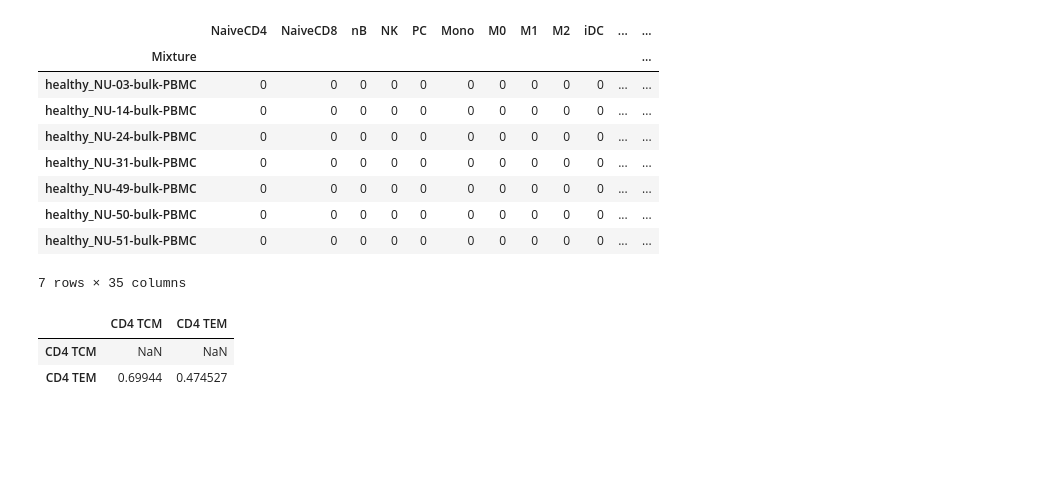
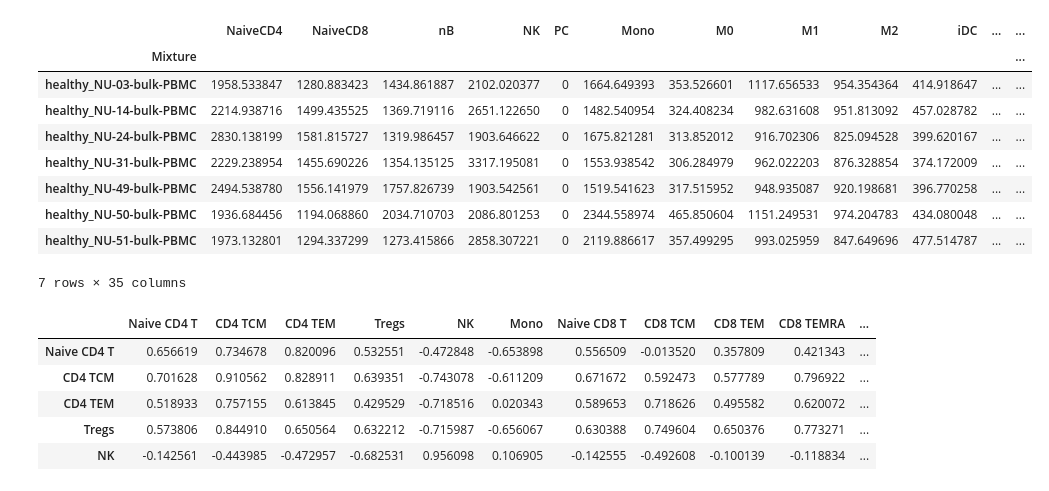
Before and after one commit to Irfanwustl/Research_code, a Jupyter notebook: Bilge/crosscorrelation/cell_correlation_irf.ipynb, the cells around one changed output. Cells and saved outputs as stored; diff of their text form; code cells hidden in the pictures; blank space fills up the shorter version.

```diff
--- a/Bilge/crosscorrelation/cell_correlation_irf.ipynb
+++ b/Bilge/crosscorrelation/cell_correlation_irf.ipynb
@@ -5,26 +5,26 @@ import seaborn as sns
 import numpy as np
 from scipy.stats.mstats import pearsonr, spearmanr
 # %%
-file = '/Users/irffanalahi/Research/Research_update/SoftRD/largerEXP/BL22_tiered/PBMC_decon/trytoreproduce_em4_cm4/perctcorr/em4_mean_result_dupindex_binnedstats.pkl_maxscore_CSxOut.txt_cytof_fixedDCm5trfixed.txt'
+file = '/Users/irffanalahi/Research/Research_update/SoftRD/largerEXP/BL22_tiered/PBMC_decon/owngroupbased/corr/CombinwithexistingBL22/cross_correlation/allct_towardsSM_dummy_mean_SM.txt_unique_withmincol.txtSM_7_result_dupindex_binnedstats.pkl_maxscore_CSxOut.txt_cytof_fixedDCm5trfixed.txt'
 #Cytof
-#orderedcells=['NaiveCD4','cm4', 'em4','Tregs','NK','Mono','NaiveCD8','cm8','em8','ed8', 'nB','mB']
+orderedcells=['NaiveCD4','cm4', 'em4','Tregs','NK','Mono','NaiveCD8','cm8','em8','ed8', 'nB','mB']
 
 #Flow
-orderedcells=['cm4', 'em4']
+#orderedcells=['NaiveCD4','cm4', 'em4','Tregs','NK','Mono', 'nB','mB']
 data = pd.read_csv(file, sep='\t', index_col=0)
 df = pd.DataFrame(data)
 
 df
 # %% [output]
 |  | NaiveCD4 | NaiveCD8 | nB | NK | PC | Mono | M0 | M1 | M2 | iDC | ... | ... |
 | Mixture |  |  |  |  |  |  |  |  |  |  |  | ... |
-| healthy_NU-03-bulk-PBMC | 0 | 0 | 0 | 0 | 0 | 0 | 0 | 0 | 0 | 0 | ... | ... |
-| healthy_NU-14-bulk-PBMC | 0 | 0 | 0 | 0 | 0 | 0 | 0 | 0 | 0 | 0 | ... | ... |
-| healthy_NU-24-bulk-PBMC | 0 | 0 | 0 | 0 | 0 | 0 | 0 | 0 | 0 | 0 | ... | ... |
-| healthy_NU-31-bulk-PBMC | 0 | 0 | 0 | 0 | 0 | 0 | 0 | 0 | 0 | 0 | ... | ... |
-| healthy_NU-49-bulk-PBMC | 0 | 0 | 0 | 0 | 0 | 0 | 0 | 0 | 0 | 0 | ... | ... |
-| healthy_NU-50-bulk-PBMC | 0 | 0 | 0 | 0 | 0 | 0 | 0 | 0 | 0 | 0 | ... | ... |
-| healthy_NU-51-bulk-PBMC | 0 | 0 | 0 | 0 | 0 | 0 | 0 | 0 | 0 | 0 | ... | ... |
+| healthy_NU-03-bulk-PBMC | 1958.533847 | 1280.883423 | 1434.861887 | 2102.020377 | 0 | 1664.649393 | 353.526601 | 1117.656533 | 954.354364 | 414.918647 | ... | ... |
+| healthy_NU-14-bulk-PBMC | 2214.938716 | 1499.435525 | 1369.719116 | 2651.122650 | 0 | 1482.540954 | 324.408234 | 982.631608 | 951.813092 | 457.028782 | ... | ... |
+| healthy_NU-24-bulk-PBMC | 2830.138199 | 1581.815727 | 1319.986457 | 1903.646622 | 0 | 1675.821281 | 313.852012 | 916.702306 | 825.094528 | 399.620167 | ... | ... |
+| healthy_NU-31-bulk-PBMC | 2229.238954 | 1455.690226 | 1354.135125 | 3317.195081 | 0 | 1553.938542 | 306.284979 | 962.022203 | 876.328854 | 374.172009 | ... | ... |
+| healthy_NU-49-bulk-PBMC | 2494.538780 | 1556.141979 | 1757.826739 | 1903.542561 | 0 | 1519.541623 | 317.515952 | 948.935087 | 920.198681 | 396.770258 | ... | ... |
+| healthy_NU-50-bulk-PBMC | 1936.684456 | 1194.068860 | 2034.710703 | 2086.801253 | 0 | 2344.558974 | 465.850604 | 1151.249531 | 974.204783 | 434.080048 | ... | ... |
+| healthy_NU-51-bulk-PBMC | 1973.132801 | 1294.337299 | 1273.415866 | 2858.307221 | 0 | 2119.886617 | 357.499295 | 993.025959 | 847.649696 | 477.514787 | ... | ... |
 7 rows × 35 columns
 # %%
 gt = []
@@ -74,9 +74,12 @@ df_spearman.rename(index=standardnamedict,inplace=True)
 
 df_pearson.head()
 # %% [output]
-|  | CD4 TCM | CD4 TEM |
-| CD4 TCM | NaN | NaN |
-| CD4 TEM | 0.69944 | 0.474527 |
+|  | Naive CD4 T | CD4 TCM | CD4 TEM | Tregs | NK | Mono | Naive CD8 T | CD8 TCM | CD8 TEM | CD8 TEMRA | ... |
+| Naive CD4 T | 0.656619 | 0.734678 | 0.820096 | 0.532551 | -0.472848 | -0.653898 | 0.556509 | -0.013520 | 0.357809 | 0.421343 | ... |
+| CD4 TCM | 0.701628 | 0.910562 | 0.828911 | 0.639351 | -0.743078 | -0.611209 | 0.671672 | 0.592473 | 0.577789 | 0.796922 | ... |
+| CD4 TEM | 0.518933 | 0.757155 | 0.613845 | 0.429529 | -0.718516 | 0.020343 | 0.589653 | 0.718626 | 0.495582 | 0.620072 | ... |
+| Tregs | 0.573806 | 0.844910 | 0.650564 | 0.632212 | -0.715987 | -0.656067 | 0.630388 | 0.749604 | 0.650376 | 0.773271 | ... |
+| NK | -0.142561 | -0.443985 | -0.472957 | -0.682531 | 0.956098 | 0.106905 | -0.142555 | -0.492608 | -0.100139 | -0.118834 | ... |
 # %%
 df_pearson.to_csv(file + '_pearson.txt', sep='\t')
 df_spearman.to_csv(file + '_spearman.txt', sep='\t')
```
Also changed, not shown: parts of 2 cells of this notebook, 22 other files.
